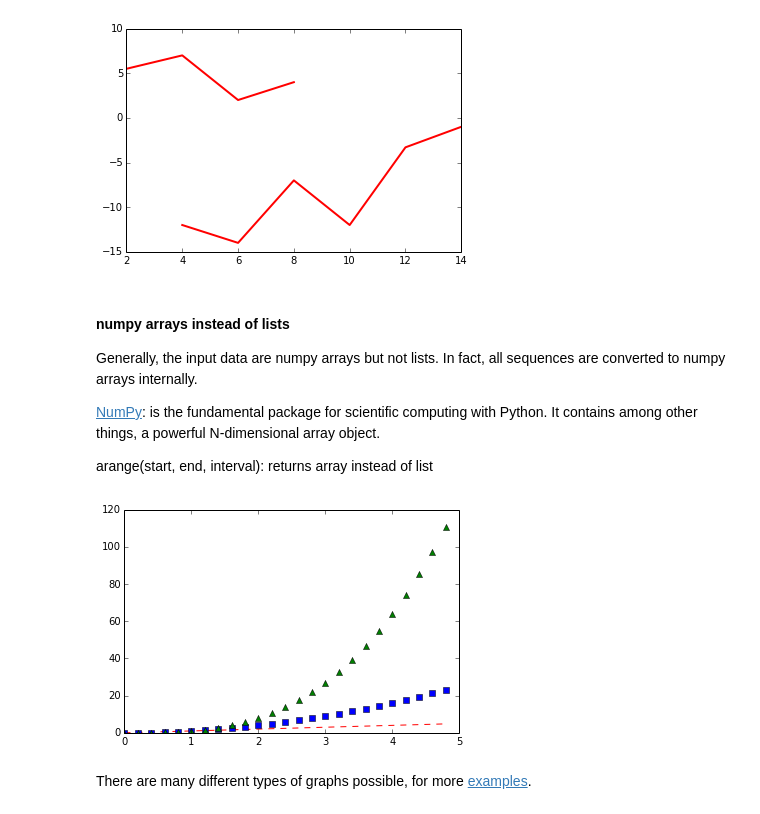
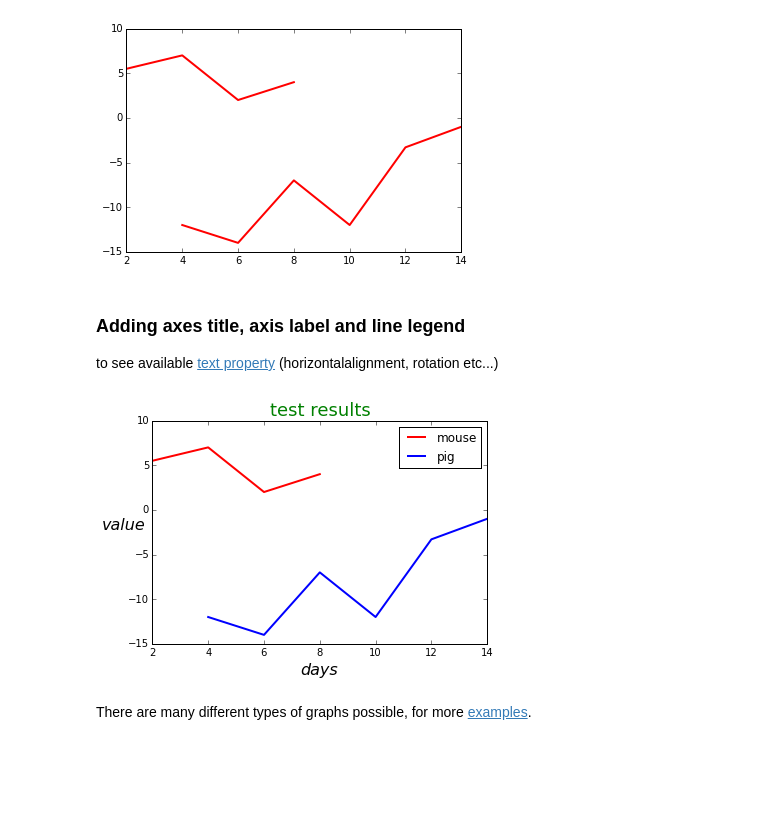
Before and after one commit to KLINGTdotNET/matplotlib-presentation, a Jupyter notebook: matplotlib-presentation.ipynb, the cells around one changed output. Cells and saved outputs as stored; diff of their text form; code cells hidden in the pictures; blank space fills up the shorter version.

```diff
--- a/matplotlib-presentation.ipynb
+++ b/matplotlib-presentation.ipynb
@@ -180,24 +196,21 @@ plt.setp(lines, 'color', 'r', 'linewidth', 2.0)
 plt.show()
 # %% [output]
 [figure]
-# %% [markdown]
-#### numpy arrays instead of lists
-Generally, the input data are numpy arrays but not lists. In fact, all sequences are converted to numpy arrays internally.
-
-<a href = 'http://www.numpy.org'>NumPy</a>: is the fundamental package for scientific computing with Python. It contains among other things, a powerful N-dimensional array object.
-
-arange(start, end, interval): returns array instead of list
-# %%
-import numpy as np
-
-# evenly sampled time at 200ms intervals
-t = np.arange(0., 5., 0.2)
-
-# red dashes, blue squares and green triangles
-plt.plot(t, t, 'r--', t, t**2, 'bs', t, t**3, 'g^')
-plt.show()
-# %% [output]
-[figure, removed]
+# %% [markdown]
+### Adding axes title, axis label and line legend
+to see available <a href=http://matplotlib.org/api/text_api.html>text property</a>  (horizontalalignment, rotation etc...)
+# %%
+line1 = plt.plot(x1, y1)
+line2 = plt.plot(x2, y2)
+plt.setp(line1, color='r', linewidth=2.0, label='mouse')
+plt.setp(line2, color='b', linewidth=2.0, label='pig')
+plt.title('test results', color='g',fontsize=18)
+plt.xlabel('days',fontsize=16,style='italic')
+plt.ylabel('value',fontsize=16,style='italic', rotation='horizontal')
+plt.legend() # to show legend
+plt.show()
+# %% [output]
+[figure, added]
 # %% [markdown]
 There are many different types of graphs possible, for more <a href='http://matplotlib.org/users/screenshots.html#simple-plot'>examples</a>.
 # %% [markdown]
```
Also changed, not shown: parts of 13 cells of this notebook, 1 other file.
